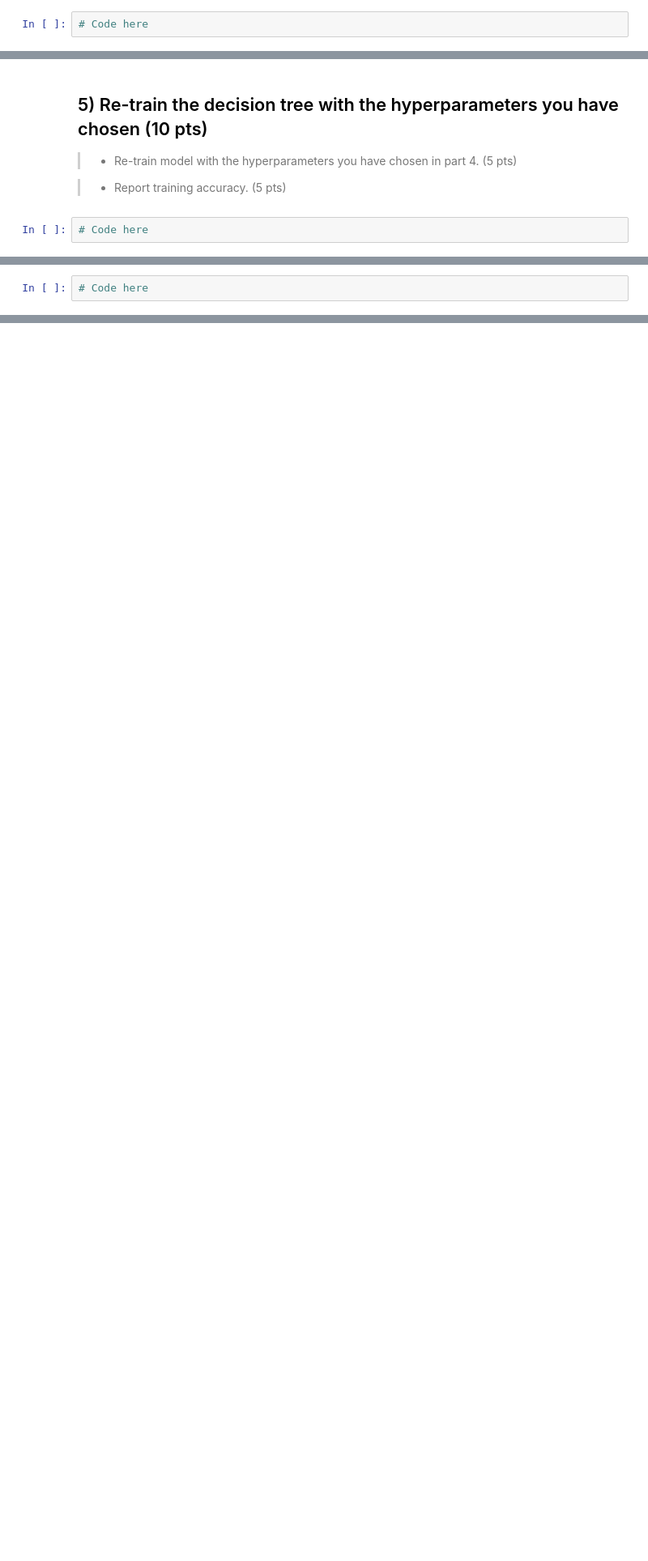
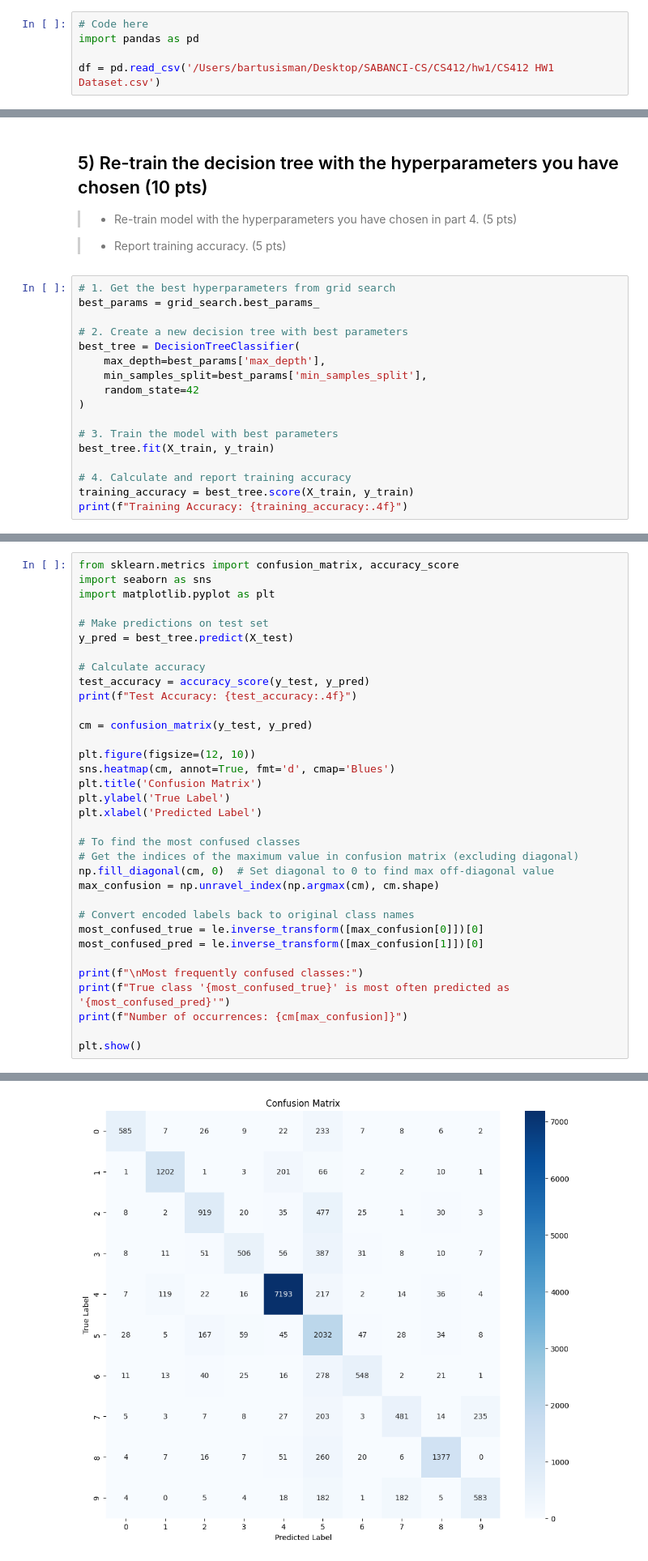
Before and after one commit to bartusisman/SABANCI-CS, a Jupyter notebook: CS412/hw1/CS412 HW1 Student Version.ipynb, the cells around one changed output, grey strips where cells are left out. Shown at 81% size. Cells and saved outputs as stored; diff of their text form; blank space fills up the shorter version.

```diff
--- a/CS412/hw1/CS412 HW1 Student Version.ipynb
+++ b/CS412/hw1/CS412 HW1 Student Version.ipynb
@@ -55,6 +55,9 @@ Once you have completed this notebook, Download it as .ipynb and name it Name-Su
 *   Read the .csv file with the pandas library
 # %%
 # Code here
+import pandas as pd
+
+df = pd.read_csv('/Users/bartusisman/Desktop/SABANCI-CS/CS412/hw1/CS412 HW1 Dataset.csv')
 # %% [markdown]
 ## 2) Understanding the dataset & Preprocessing (30 pts)
 
@@ -111,4 +250,19 @@ Preprocessing: (20 pts)
 
  >  - Report training accuracy. (5 pts)
 # %%
-# Code here
+# 1. Get the best hyperparameters from grid search
+best_params = grid_search.best_params_
+
+# 2. Create a new decision tree with best parameters
+best_tree = DecisionTreeClassifier(
+    max_depth=best_params['max_depth'],
+    min_samples_split=best_params['min_samples_split'],
+    random_state=42
+)
+
+# 3. Train the model with best parameters
+best_tree.fit(X_train, y_train)
+
+# 4. Calculate and report training accuracy
+training_accuracy = best_tree.score(X_train, y_train)
+print(f"Training Accuracy: {training_accuracy:.4f}")
@@ -122,2 +278,35 @@ Preprocessing: (20 pts)
 # %%
-# Code here
+from sklearn.metrics import confusion_matrix, accuracy_score
+import seaborn as sns
+import matplotlib.pyplot as plt
+
+# Make predictions on test set
+y_pred = best_tree.predict(X_test)
+
+# Calculate accuracy
+test_accuracy = accuracy_score(y_test, y_pred)
+print(f"Test Accuracy: {test_accuracy:.4f}")
+
+cm = confusion_matrix(y_test, y_pred)
+
+plt.figure(figsize=(12, 10))
+sns.heatmap(cm, annot=True, fmt='d', cmap='Blues')
+plt.title('Confusion Matrix')
+plt.ylabel('True Label')
+plt.xlabel('Predicted Label')
+
+# To find the most confused classes
+# Get the indices of the maximum value in confusion matrix (excluding diagonal)
+np.fill_diagonal(cm, 0)  # Set diagonal to 0 to find max off-diagonal value
+max_confusion = np.unravel_index(np.argmax(cm), cm.shape)
+
+# Convert encoded labels back to original class names
+most_confused_true = le.inverse_transform([max_confusion[0]])[0]
+most_confused_pred = le.inverse_transform([max_confusion[1]])[0]
+
+print(f"\nMost frequently confused classes:")
+print(f"True class '{most_confused_true}' is most often predicted as '{most_confused_pred}'")
+print(f"Number of occurrences: {cm[max_confusion]}")
+
+plt.show()
+# %% [output]
@@ -124 +318,2 @@ Preprocessing: (20 pts)
+[figure, added]
 # %% [markdown]
```
Also changed, not shown: parts of 9 cells of this notebook.
